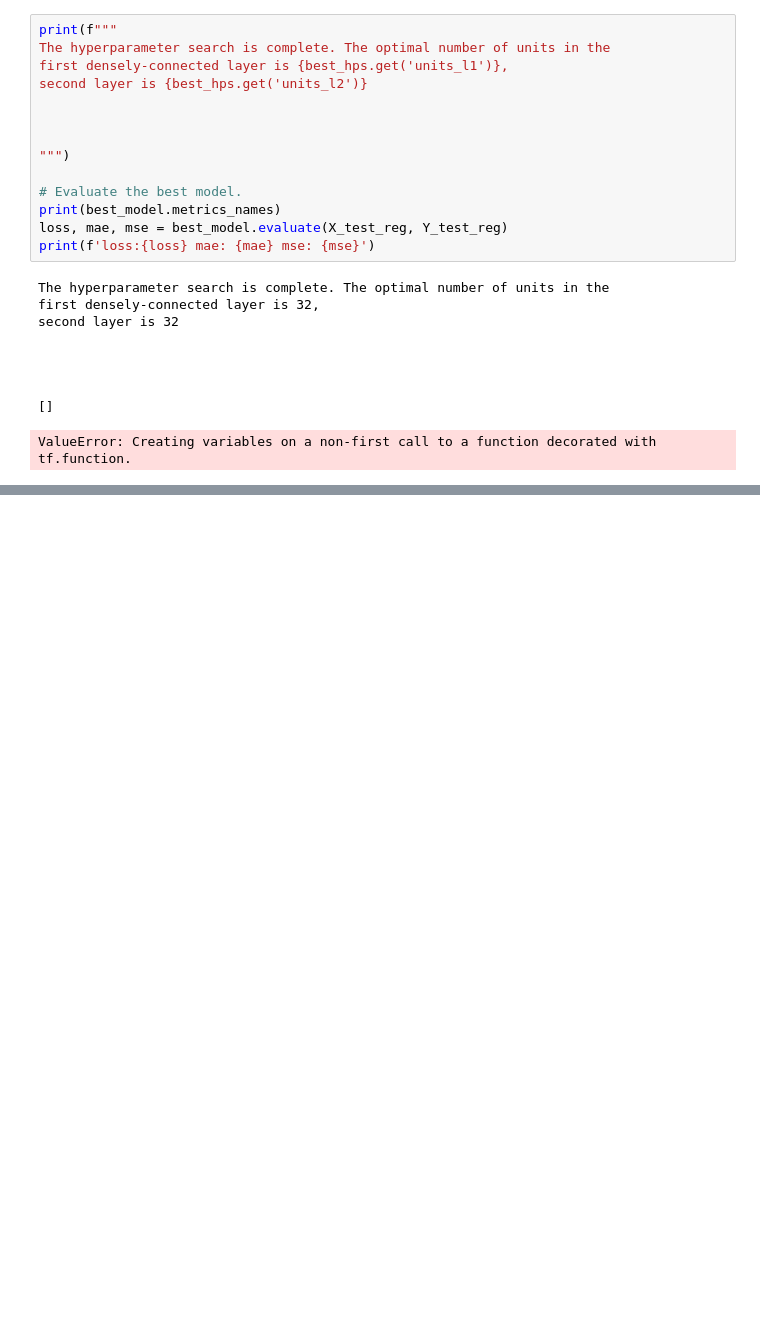
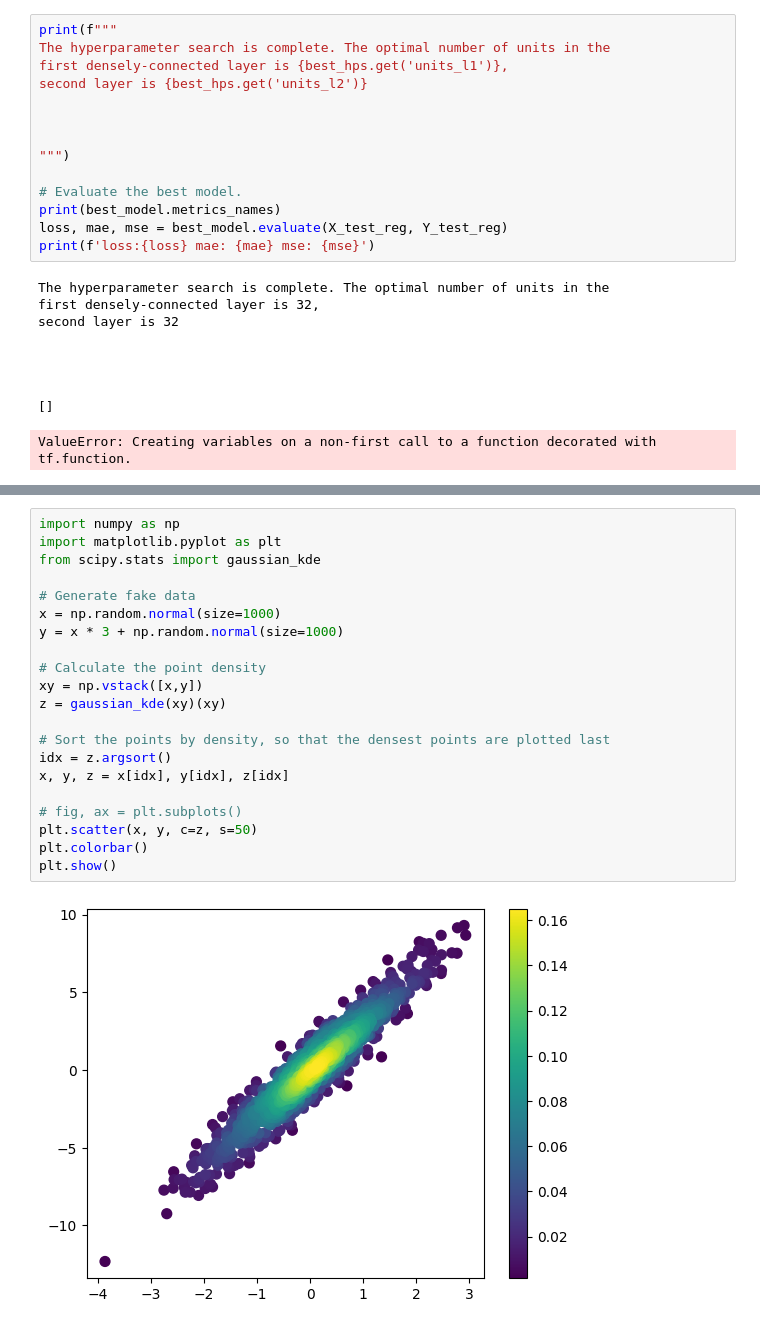
Before and after one commit to kiranfranklin999/rajesh, a Jupyter notebook: final.ipynb, the cells around one changed output, grey strips where cells are left out. Drawn from its saved outputs; the diff is of its cells as text; blank space fills up the shorter version.

```diff
--- a/final.ipynb
+++ b/final.ipynb
@@ -449,0 +544,23 @@ ValueError: Creating variables on a non-first call to a function decorated with
+# %%
+import numpy as np
+import matplotlib.pyplot as plt
+from scipy.stats import gaussian_kde
+
+# Generate fake data
+x = np.random.normal(size=1000)
+y = x * 3 + np.random.normal(size=1000)
+
+# Calculate the point density
+xy = np.vstack([x,y])
+z = gaussian_kde(xy)(xy)
+
+# Sort the points by density, so that the densest points are plotted last
+idx = z.argsort()
+x, y, z = x[idx], y[idx], z[idx]
+
+# fig, ax = plt.subplots()
+plt.scatter(x, y, c=z, s=50)
+plt.colorbar()
+plt.show()
+# %% [output]
+[figure, added]
```
Also changed, not shown: parts of 26 cells of this notebook, 25 other files.
